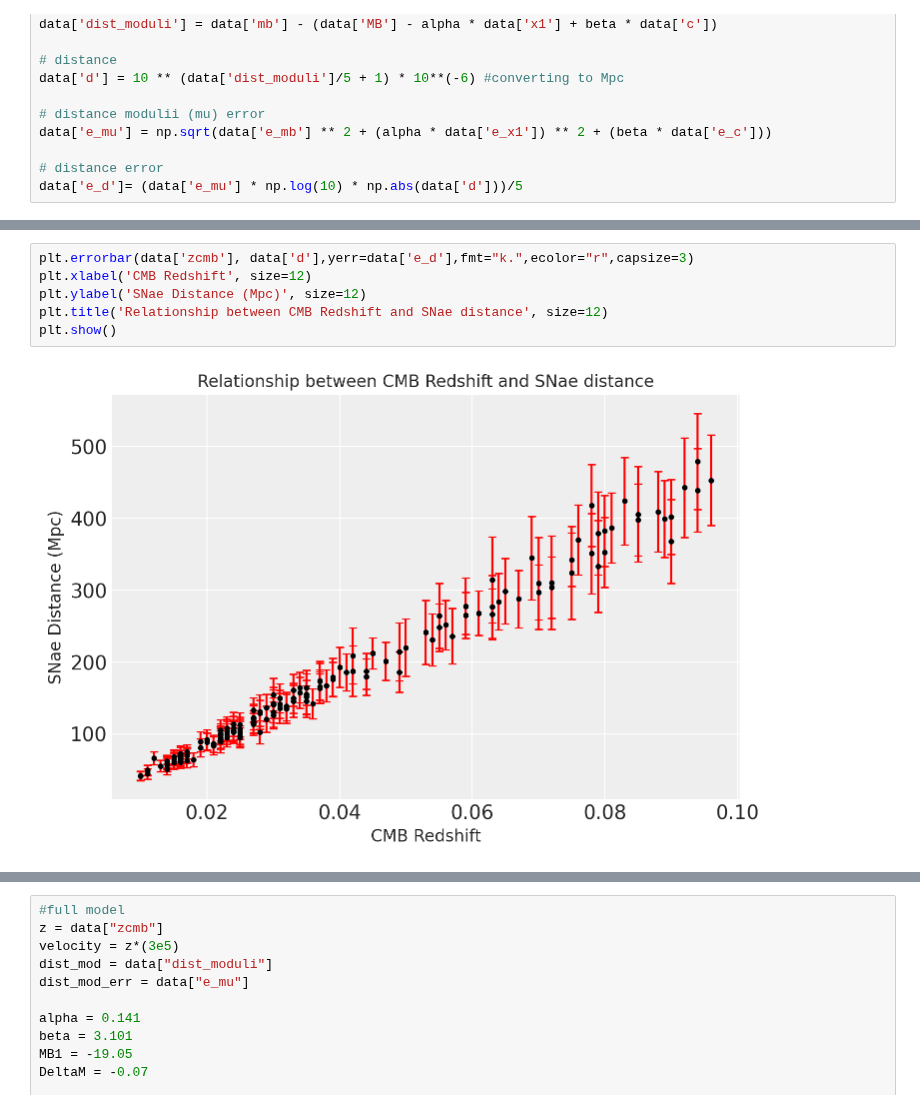
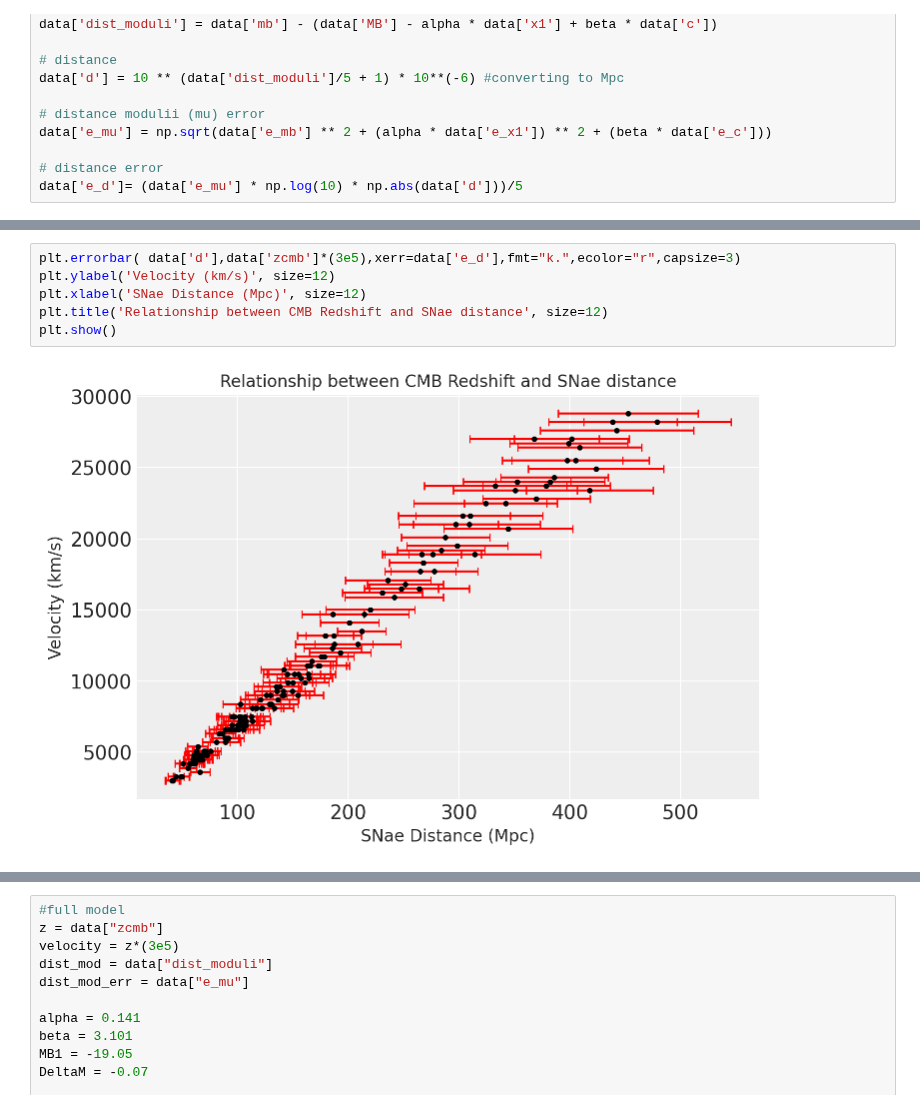
Before and after one commit to Raghuram-Veeramallu/Astro_Stat_Project2, a Jupyter notebook: Project2_Group3.ipynb, the cells around one changed output, grey strips where cells are left out. Drawn from its saved outputs; the diff is of its cells as text.

Commit message:
swapped axes on first graph

```diff
--- a/Project2_Group3.ipynb
+++ b/Project2_Group3.ipynb
@@ -128,11 +125,11 @@ data.head(10)
 # %%
-plt.errorbar(data['zcmb'], data['d'],yerr=data['e_d'],fmt="k.",ecolor="r",capsize=3)
-plt.xlabel('CMB Redshift', size=12)
-plt.ylabel('SNae Distance (Mpc)', size=12)
+plt.errorbar( data['d'],data['zcmb']*(3e5),xerr=data['e_d'],fmt="k.",ecolor="r",capsize=3)
+plt.ylabel('Velocity (km/s)', size=12)
+plt.xlabel('SNae Distance (Mpc)', size=12)
 plt.title('Relationship between CMB Redshift and SNae distance', size=12)
 plt.show()
 # %% [output]
-[figure, old version]
+[figure, new version]
 # %% [markdown]
 ### **Statistical Model**
 
```
Also changed, not shown: parts of 5 cells of this notebook.
